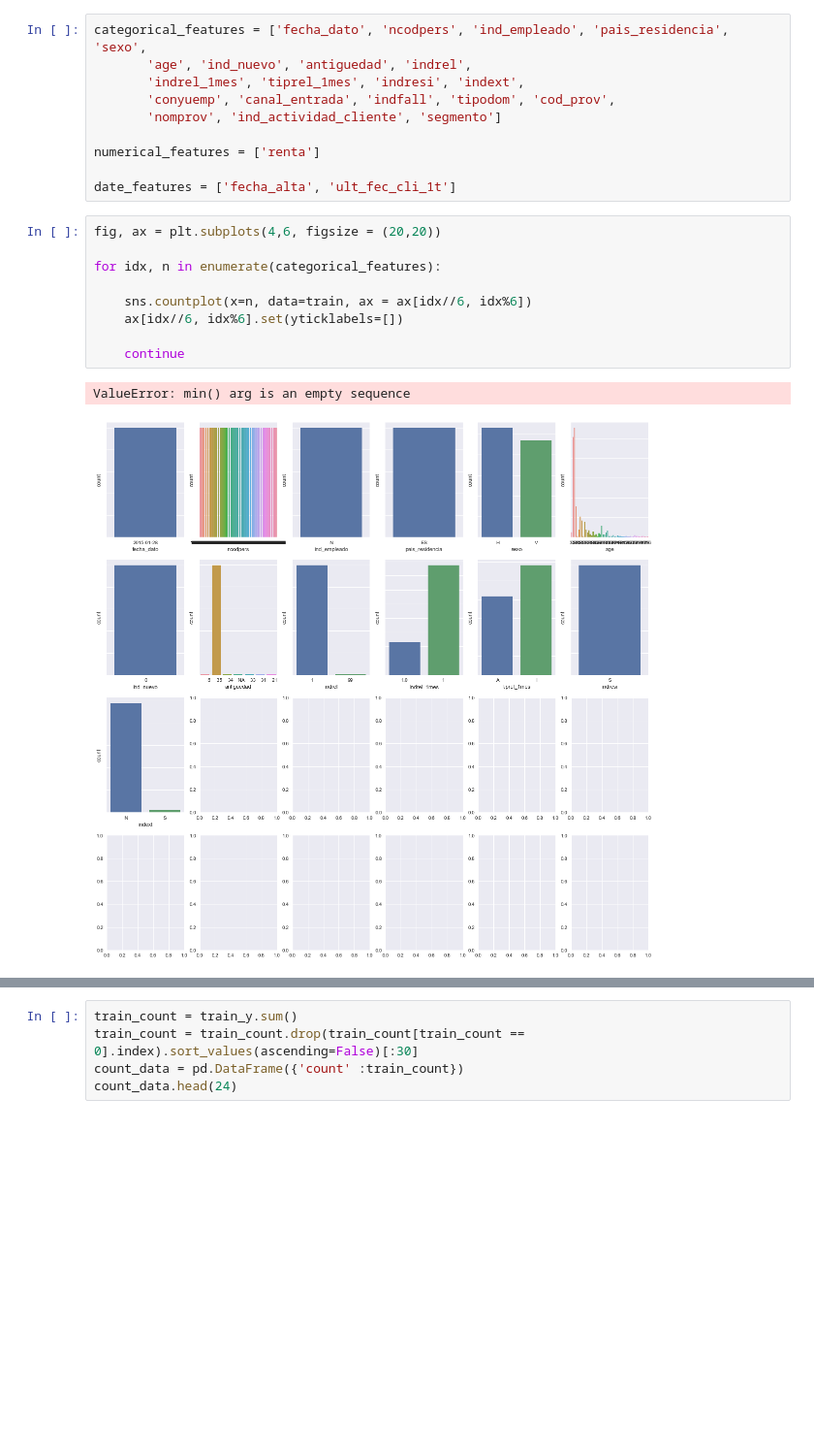
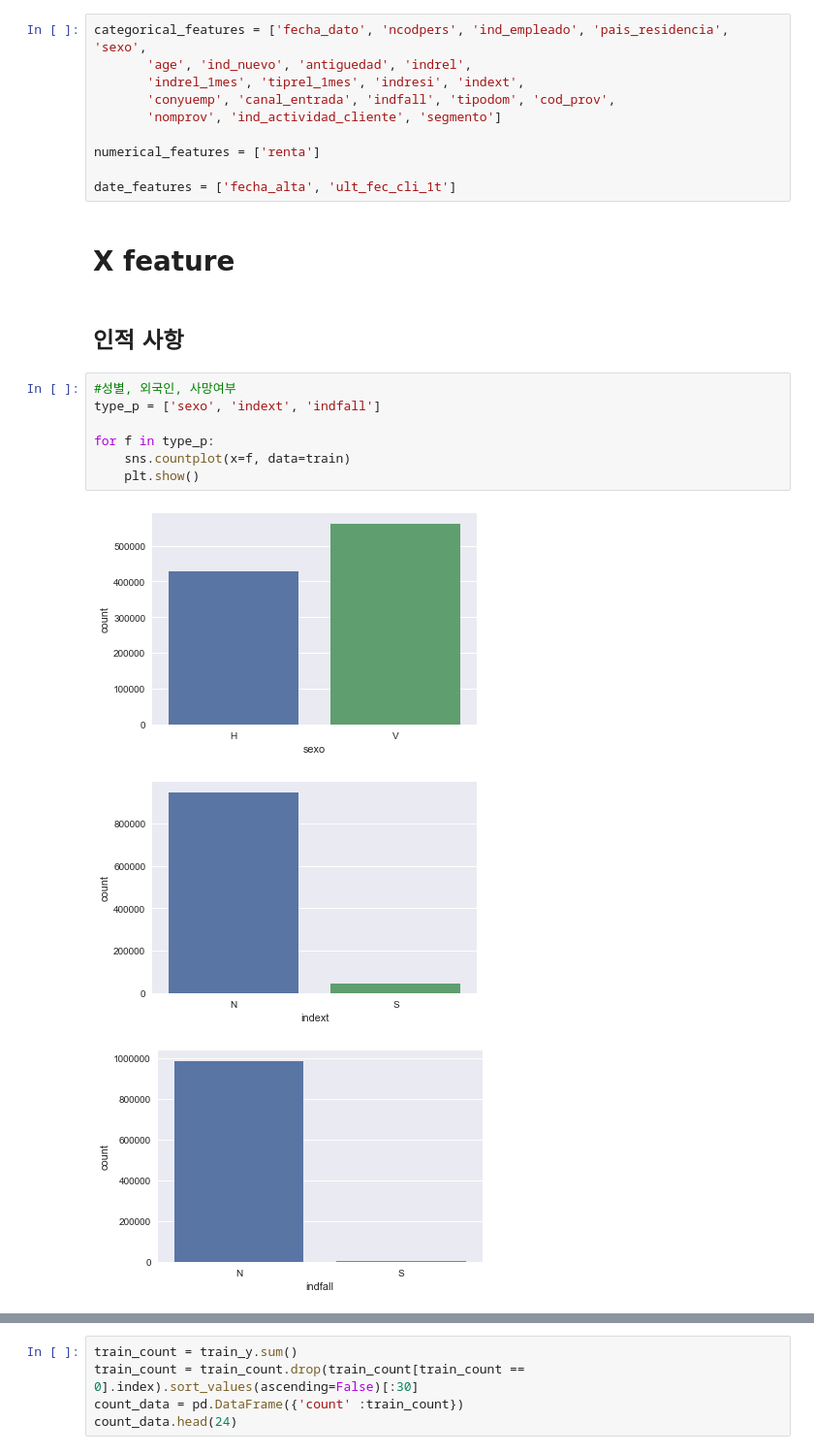
Before and after one commit to byaracho/Kaggle_Project, a Jupyter notebook: Santander_Product_Recommendation/EDA_ver.1_byaracho.ipynb, the cells around one changed output, grey strips where cells are left out. Shown: that part at 97% size. Cells and saved outputs as stored; diff of their text form; blank space fills up the shorter version.

```diff
--- a/Santander_Product_Recommendation/EDA_ver.1_byaracho.ipynb
+++ b/Santander_Product_Recommendation/EDA_ver.1_byaracho.ipynb
@@ -251,15 +271,18 @@ categorical_features = ['fecha_dato', 'ncodpers', 'ind_empleado', 'pais_residenc
 numerical_features = ['renta']
 
 date_features = ['fecha_alta', 'ult_fec_cli_1t']
-# %%
-fig, ax = plt.subplots(4,6, figsize = (20,20))
-
-for idx, n in enumerate(categorical_features):
-
-    sns.countplot(x=n, data=train, ax = ax[idx//6, idx%6])
-    ax[idx//6, idx%6].set(yticklabels=[])
-
-    continue
-# %% [output]
-ValueError: min() arg is an empty sequence
-[figure, removed]
+# %% [markdown]
+# X feature
+# %% [markdown]
+## 인적 사항
+# %%
+#성별, 외국인, 사망여부
+type_p = ['sexo', 'indext', 'indfall']
+
+for f in type_p:
+    sns.countplot(x=f, data=train)
+    plt.show()
+# %% [output]
+[figure, added]
+[figure, added]
+[figure, added]
```
Also changed, not shown: parts of 24 cells of this notebook.
